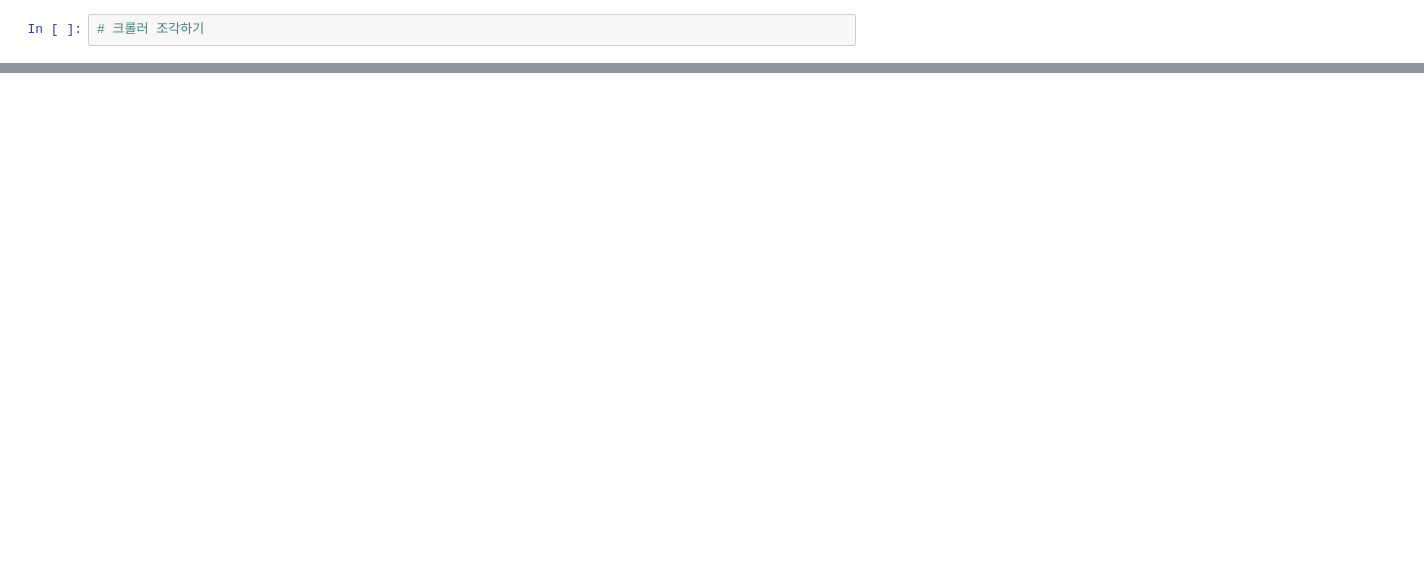
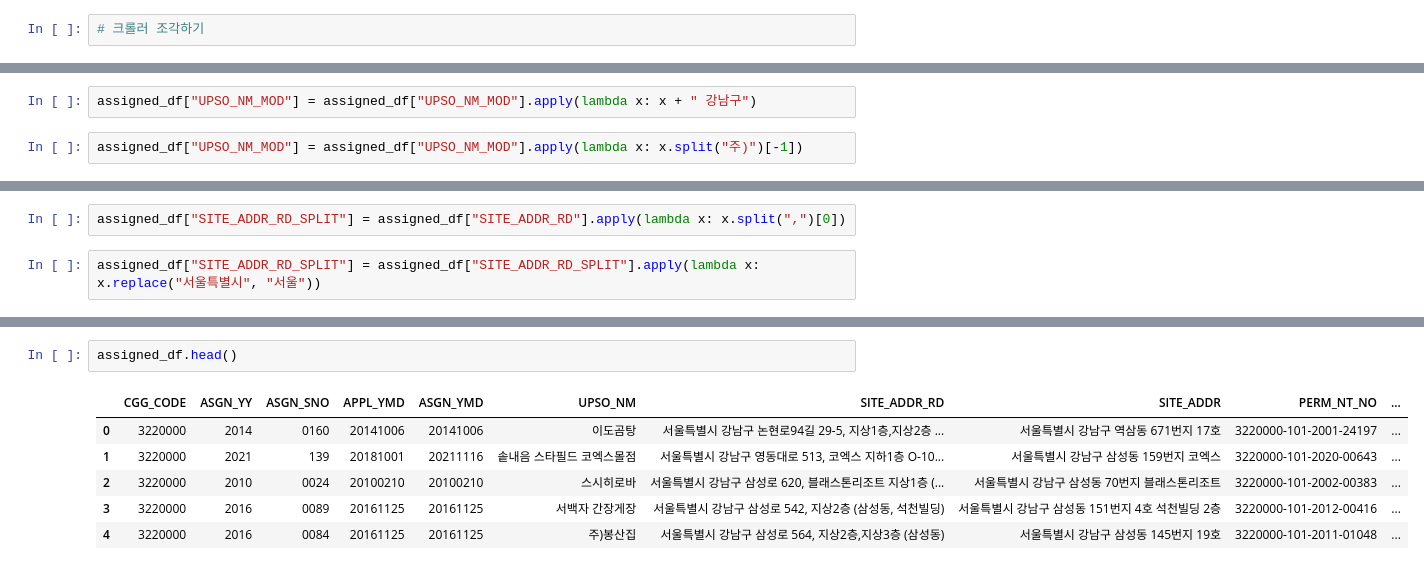
Before and after one commit to benidjor/model-restaurant-in-gangnam, a Jupyter notebook: kakaomap_crawling_pracice.ipynb, the cells around one changed output, grey strips where cells are left out. Saved outputs shown, nothing was run; the diff lists cells and outputs as text; blank space fills up the shorter version.

```diff
--- a/kakaomap_crawling_pracice.ipynb
+++ b/kakaomap_crawling_pracice.ipynb
@@ -363,0 +1047,4 @@ Stacktrace:
+# %%
+assigned_df["UPSO_NM_MOD"] = assigned_df["UPSO_NM_MOD"].apply(lambda x: x + " 강남구")
+# %%
+assigned_df["UPSO_NM_MOD"] = assigned_df["UPSO_NM_MOD"].apply(lambda x: x.split("주)")[-1])
@@ -363,0 +1066,4 @@ Stacktrace:
+# %%
+assigned_df["SITE_ADDR_RD_SPLIT"] = assigned_df["SITE_ADDR_RD"].apply(lambda x: x.split(",")[0])
+# %%
+assigned_df["SITE_ADDR_RD_SPLIT"] = assigned_df["SITE_ADDR_RD_SPLIT"].apply(lambda x: x.replace("서울특별시", "서울"))
@@ -363,0 +1085,9 @@ Stacktrace:
+# %%
+assigned_df.head()
+# %% [output]
+|  | CGG_CODE | ASGN_YY | ASGN_SNO | APPL_YMD | ASGN_YMD | UPSO_NM | SITE_ADDR_RD | SITE_ADDR | PERM_NT_NO | ... |
+| 0 | 3220000 | 2014 | 0160 | 20141006 | 20141006 | 이도곰탕 | 서울특별시 강남구 논현로94길 29-5, 지상1층,지상2층 ... | 서울특별시 강남구 역삼동 671번지 17호 | 3220000-101-2001-24197 | ... |
+| 1 | 3220000 | 2021 | 139 | 20181001 | 20211116 | 솥내음 스타필드 코엑스몰점 | 서울특별시 강남구 영동대로 513, 코엑스 지하1층 O-10... | 서울특별시 강남구 삼성동 159번지 코엑스 | 3220000-101-2020-00643 | ... |
+| 2 | 3220000 | 2010 | 0024 | 20100210 | 20100210 | 스시히로바 | 서울특별시 강남구 삼성로 620, 블래스톤리조트 지상1층 (... | 서울특별시 강남구 삼성동 70번지 블래스톤리조트 | 3220000-101-2002-00383 | ... |
+| 3 | 3220000 | 2016 | 0089 | 20161125 | 20161125 | 서백자 간장게장 | 서울특별시 강남구 삼성로 542, 지상2층 (삼성동, 석천빌딩) | 서울특별시 강남구 삼성동 151번지 4호 석천빌딩 2층 | 3220000-101-2012-00416 | ... |
+| 4 | 3220000 | 2016 | 0084 | 20161125 | 20161125 | 주)봉산집 | 서울특별시 강남구 삼성로 564, 지상2층,지상3층 (삼성동) | 서울특별시 강남구 삼성동 145번지 19호 | 3220000-101-2011-01048 | ... |
```
Also changed, not shown: parts of 56 cells of this notebook, 1 other file.
